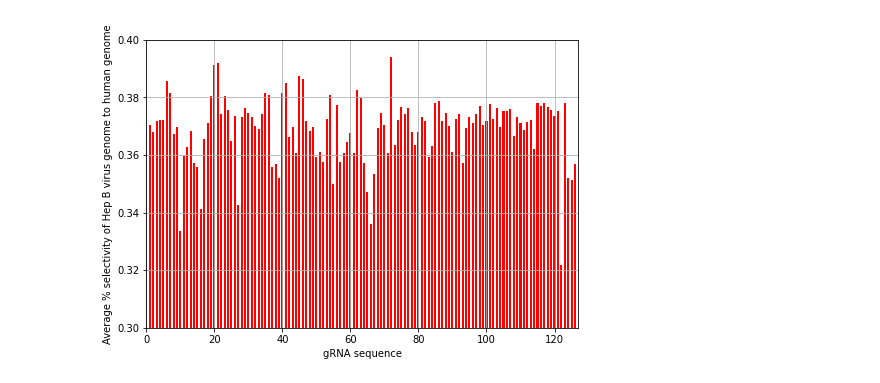
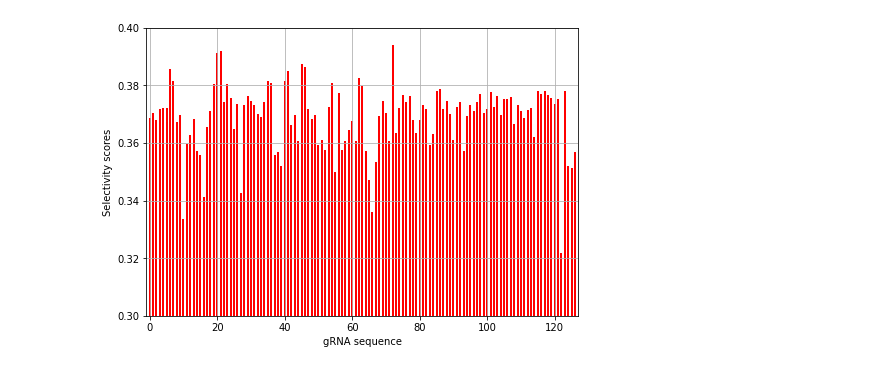
Before and after one commit to brendanhuo/IIB_project, a Jupyter notebook: Selectivity_analysis.ipynb, the cells around one changed output. Cells and saved outputs as stored; diff of their text form; code cells hidden in the pictures.

```diff
--- a/Selectivity_analysis.ipynb
+++ b/Selectivity_analysis.ipynb
@@ -14,10 +14,10 @@ for i in range(127):
 # %%
 
 fig = plt.figure()
 ax = fig.add_axes([0,0,1,1])
 ax.bar(np.arange(len(selectivity)), selectivity, width = 0.6, color = 'r')
-plt.xlabel('gRNA sequence');plt.ylabel('Average % selectivity of Hep B virus genome to human genome');plt.grid()
-plt.ylim(0.3, 0.4), plt.xlim(0, len(selectivity))
+plt.xlabel('gRNA sequence');plt.ylabel('Selectivity scores');plt.grid()
+plt.ylim(0.3, 0.4), plt.xlim(-1, len(selectivity))
 plt.show()
 # %% [output]
-[figure, old version]
+[figure, new version]
```
Also changed, not shown: parts of 1 cell of this notebook, 2 other files.
